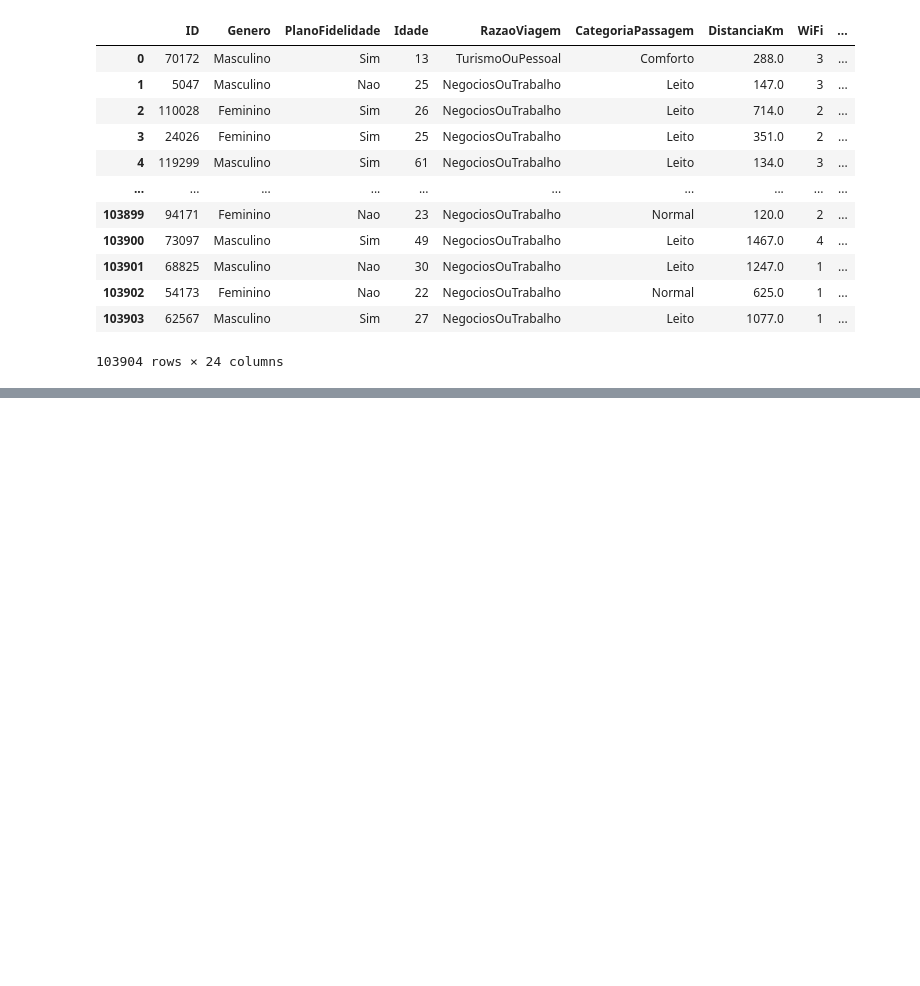
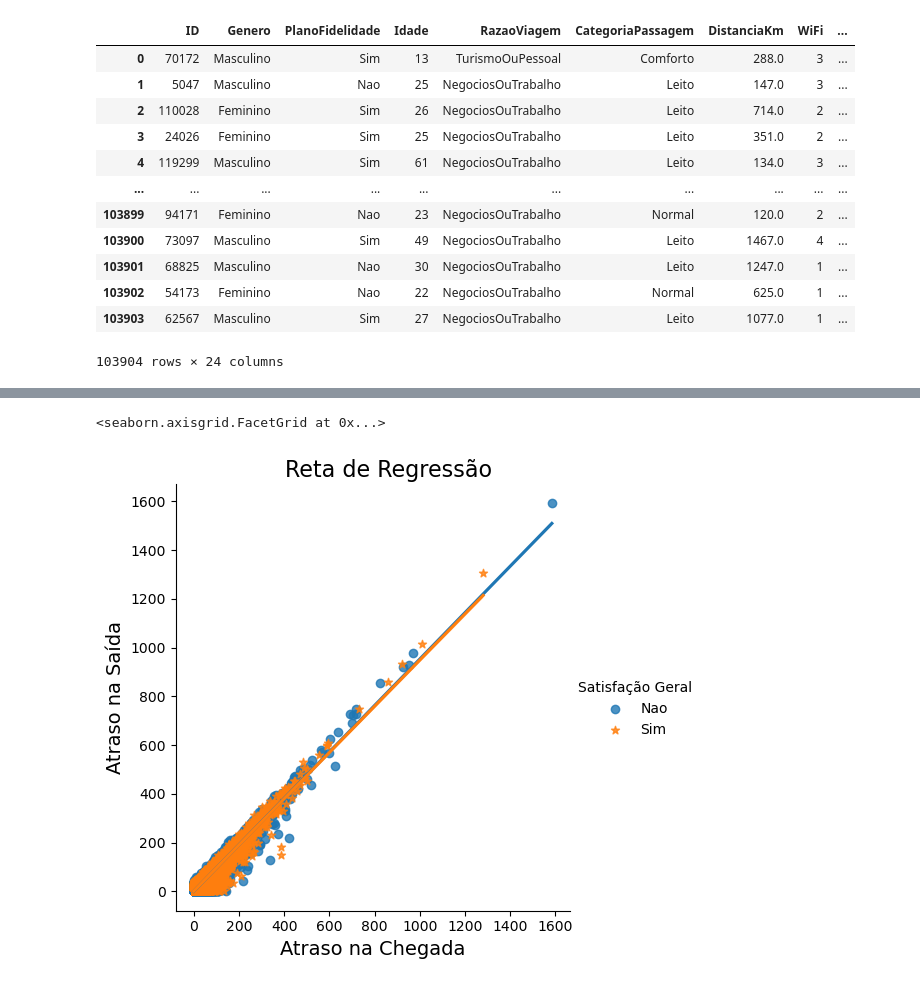
Before and after one commit to WesleyFRSantos/bora_bus_hackathon, a Jupyter notebook: notebooks/01 - EDA.ipynb, the cells around one changed output, grey strips where cells are left out. Cells and saved outputs as stored; diff of their text form; code cells hidden in the pictures; blank space fills up the shorter version.

```diff
--- a/notebooks/01 - EDA.ipynb
+++ b/notebooks/01 - EDA.ipynb
@@ -19,0 +87,10 @@ df
+# %%
+ax = sns.lmplot(x="AtrasoNaChegada", y="AtrasoNaSaida", data=df, hue="SatisfacaoGeral", markers=['o', '*'], legend=False)
+ax.fig.suptitle('Reta de Regressão', fontsize=16, y=1.02)
+ax.set_xlabels("Atraso na Chegada", fontsize=14)
+ax.set_ylabels("Atraso na Saída", fontsize=14)
+ax.add_legend(title="Satisfação Geral")
+ax
+# %% [output]
+<seaborn.axisgrid.FacetGrid at 0x...>
+[figure, added]
```
Also changed, not shown: parts of 22 cells of this notebook.
